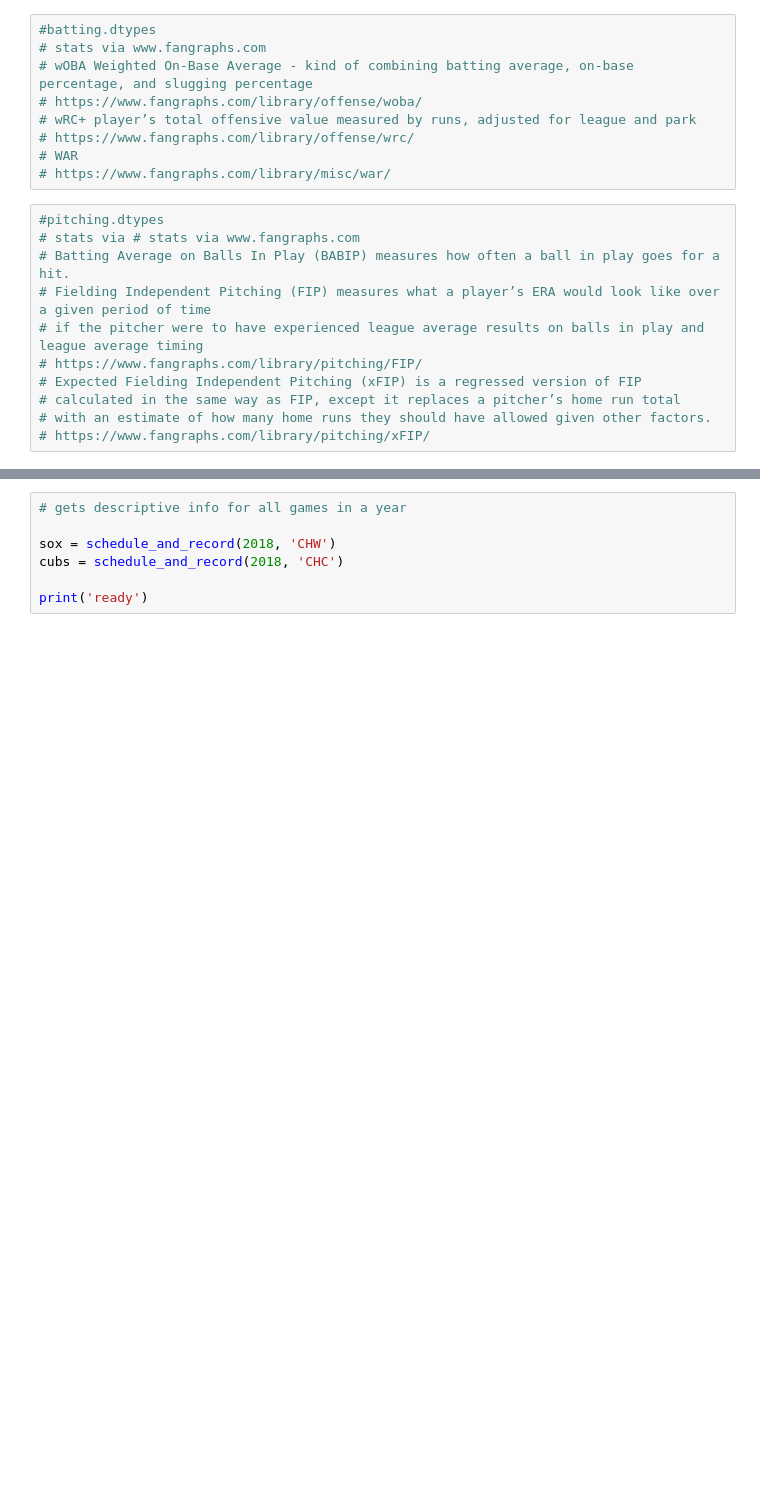
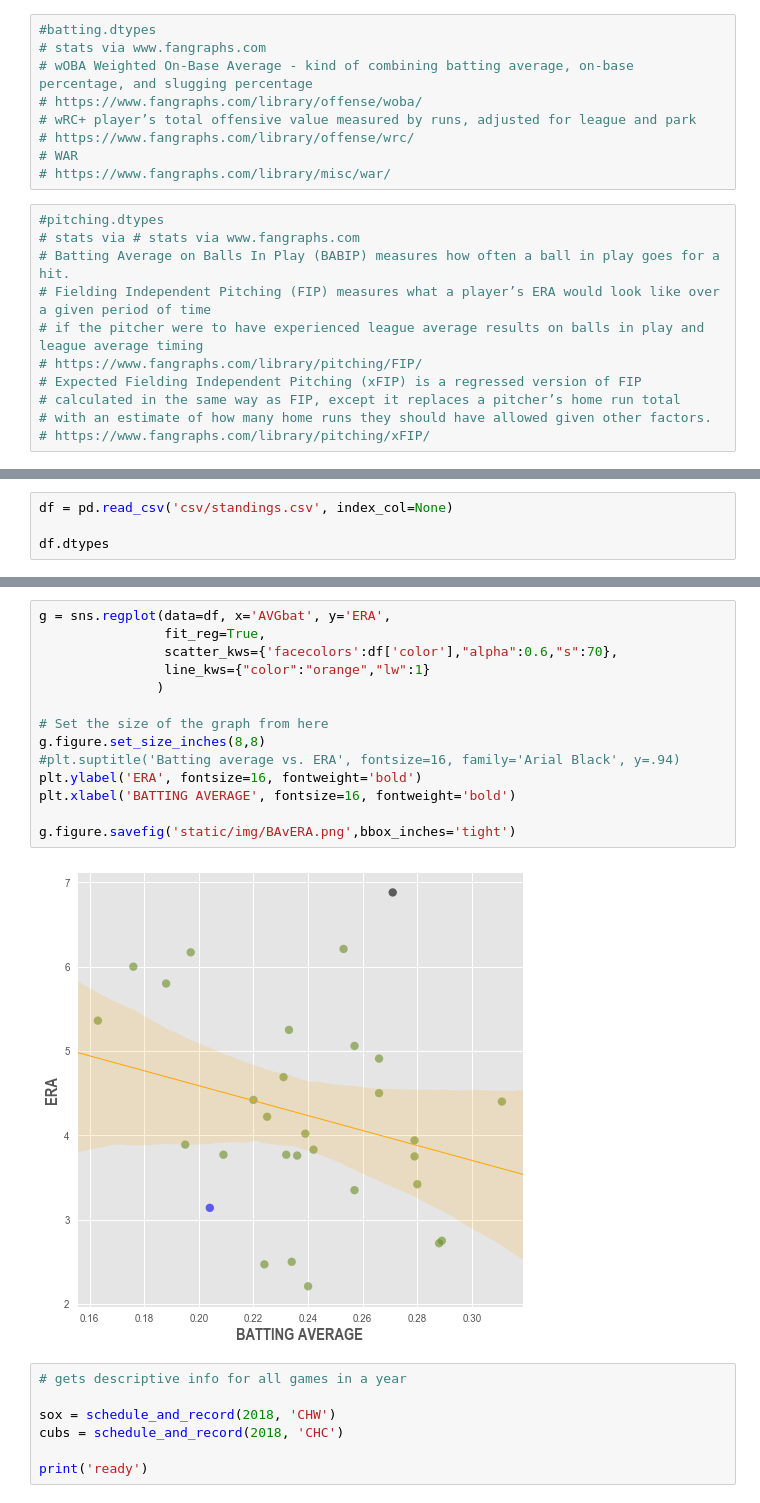
Before and after one commit to timbroderick/pybaseball, a Jupyter notebook: playing.ipynb, the cells around one changed output, grey strips where cells are left out. Cells and saved outputs as stored; diff of their text form; blank space fills up the shorter version.

Commit message:
adding seaborn plots

```diff
--- a/playing.ipynb
+++ b/playing.ipynb
@@ -144,0 +177,4 @@ standings file done
+# %%
+df = pd.read_csv('csv/standings.csv', index_col=None)
+
+df.dtypes
@@ -145,3 +199,19 @@ standings file done
+# %%
+g = sns.regplot(data=df, x='AVGbat', y='ERA',
+                fit_reg=True,
+                scatter_kws={'facecolors':df['color'],"alpha":0.6,"s":70},
+                line_kws={"color":"orange","lw":1}
+               )
+
+# Set the size of the graph from here
+g.figure.set_size_inches(8,8)
+#plt.suptitle('Batting average vs. ERA', fontsize=16, family='Arial Black', y=.94)
+plt.ylabel('ERA', fontsize=16, fontweight='bold')
+plt.xlabel('BATTING AVERAGE', fontsize=16, fontweight='bold')
+
+g.figure.savefig('static/img/BAvERA.png',bbox_inches='tight')
+# %% [output]
+[figure, added]
 # %%
 # gets descriptive info for all games in a year
 
```
Also changed, not shown: parts of 3 cells of this notebook, 10 other files.
